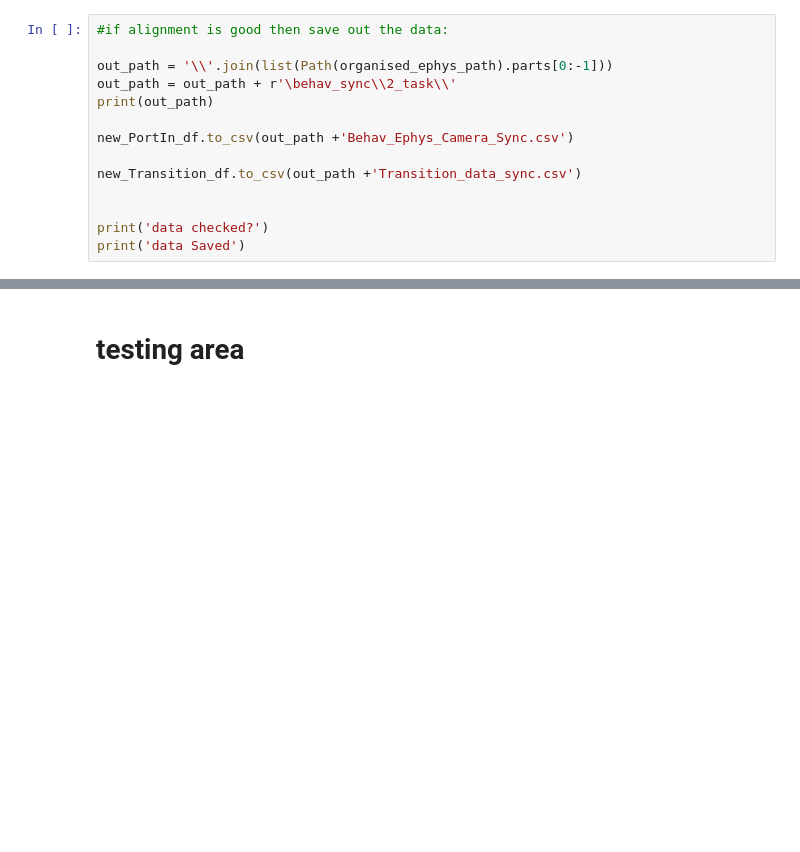
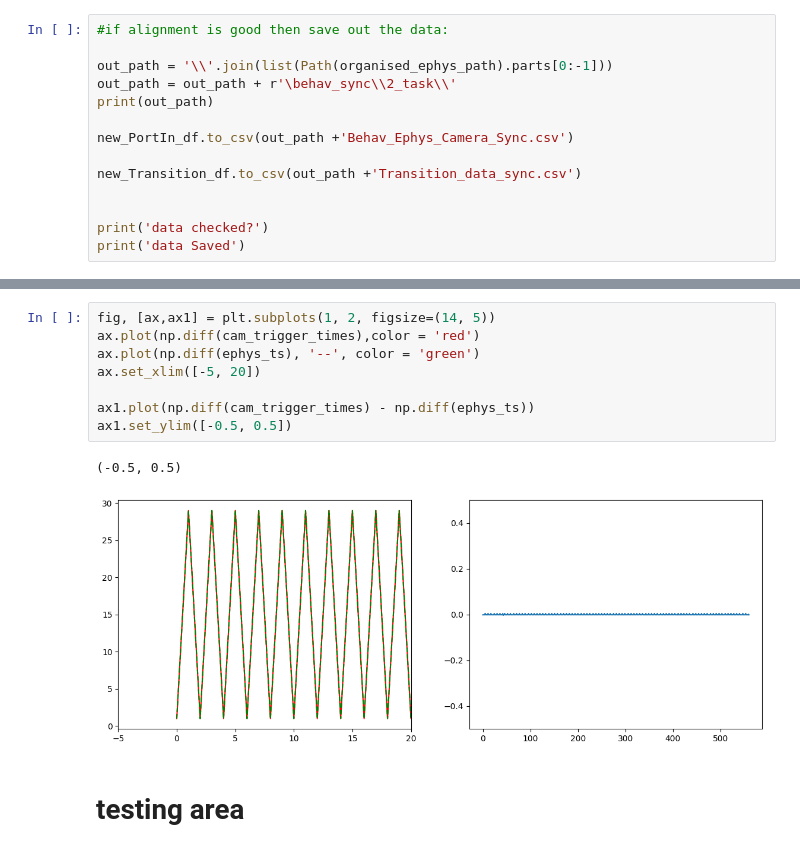
Before and after one commit to SainsburyWellcomeCentre/sequences_neuropixel_preprocess, a Jupyter notebook: 6_align_data.ipynb, the cells around one changed output, grey strips where cells are left out. Drawn from its saved outputs; the diff is of its cells as text; blank space fills up the shorter version.

```diff
--- a/6_align_data.ipynb
+++ b/6_align_data.ipynb
@@ -1443,3 +1710,14 @@ print('data Saved')
+# %%
+fig, [ax,ax1] = plt.subplots(1, 2, figsize=(14, 5))
+ax.plot(np.diff(cam_trigger_times),color = 'red')
+ax.plot(np.diff(ephys_ts), '--', color = 'green')
+ax.set_xlim([-5, 20])
+
+ax1.plot(np.diff(cam_trigger_times) - np.diff(ephys_ts))
+ax1.set_ylim([-0.5, 0.5])
+# %% [output]
+(-0.5, 0.5)
+[figure, added]
 # %% [markdown]
 # testing area
 # %%
```
Also changed, not shown: parts of 23 cells of this notebook, 2 other files.
